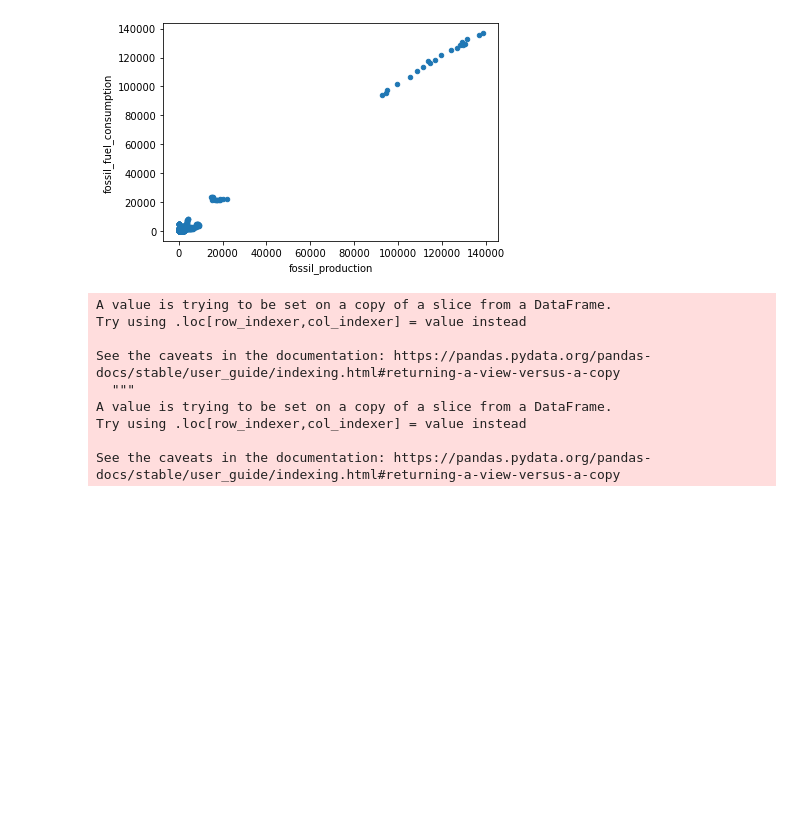
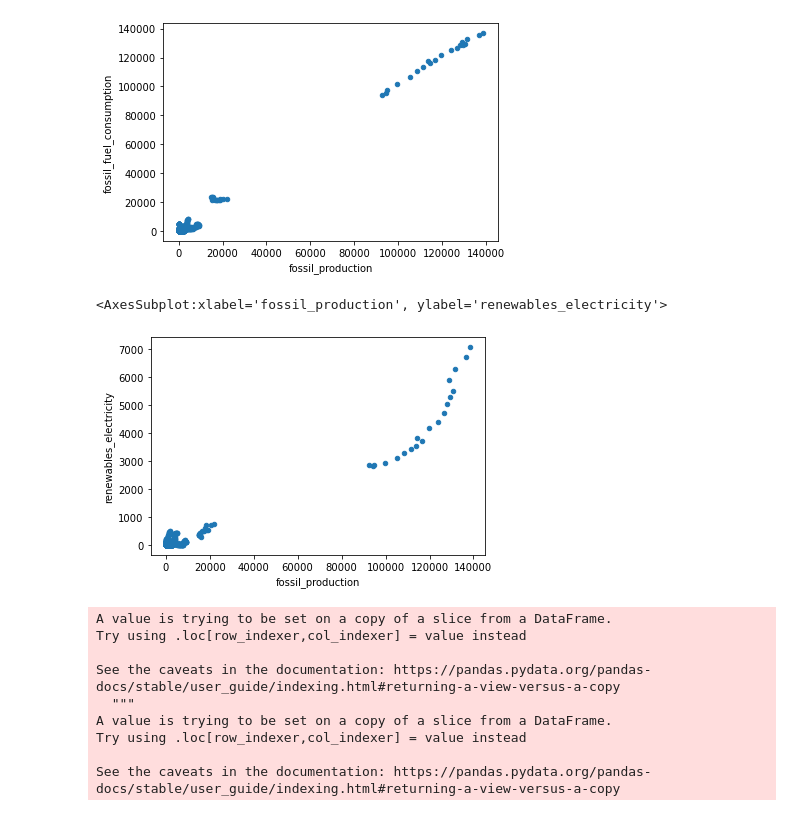
Before and after one commit to Adam-Omarali/BDC-Energy, a Jupyter notebook: DataAnalysis.ipynb, the cells around one changed output. Cells and saved outputs as stored; diff of their text form; code cells hidden in the pictures; blank space fills up the shorter version.

```diff
--- a/DataAnalysis.ipynb
+++ b/DataAnalysis.ipynb
@@ -32,6 +52,11 @@ append_owid.plot(kind="scatter", x="fossil_production", y="fossil_fuel_consumpti
 # %% [output]
 <AxesSubplot:xlabel='fossil_production', ylabel='fossil_fuel_consumption'>
 [figure]
+# %%
+append_owid.plot(kind="scatter", x="fossil_production", y="renewables_electricity")
+# %% [output]
+<AxesSubplot:xlabel='fossil_production', ylabel='renewables_electricity'>
+[figure, added]
 # %%
 graph_C_vs_P("Canada")
 graph_C_vs_P("United States")
```
Also changed, not shown: parts of 12 cells of this notebook, 1 other file.
